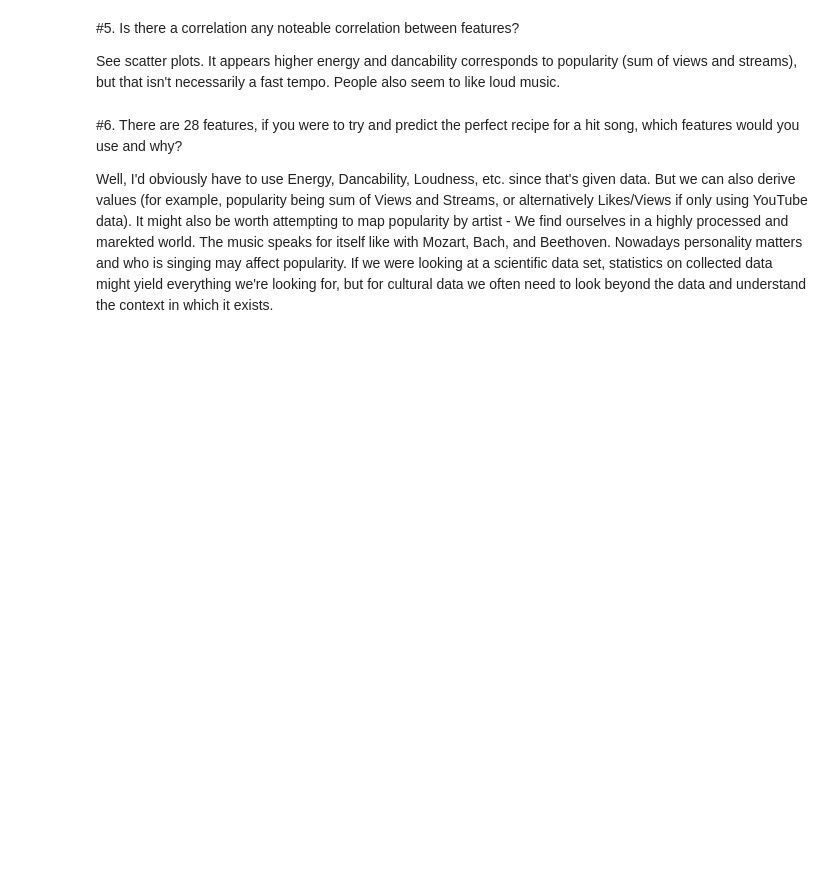
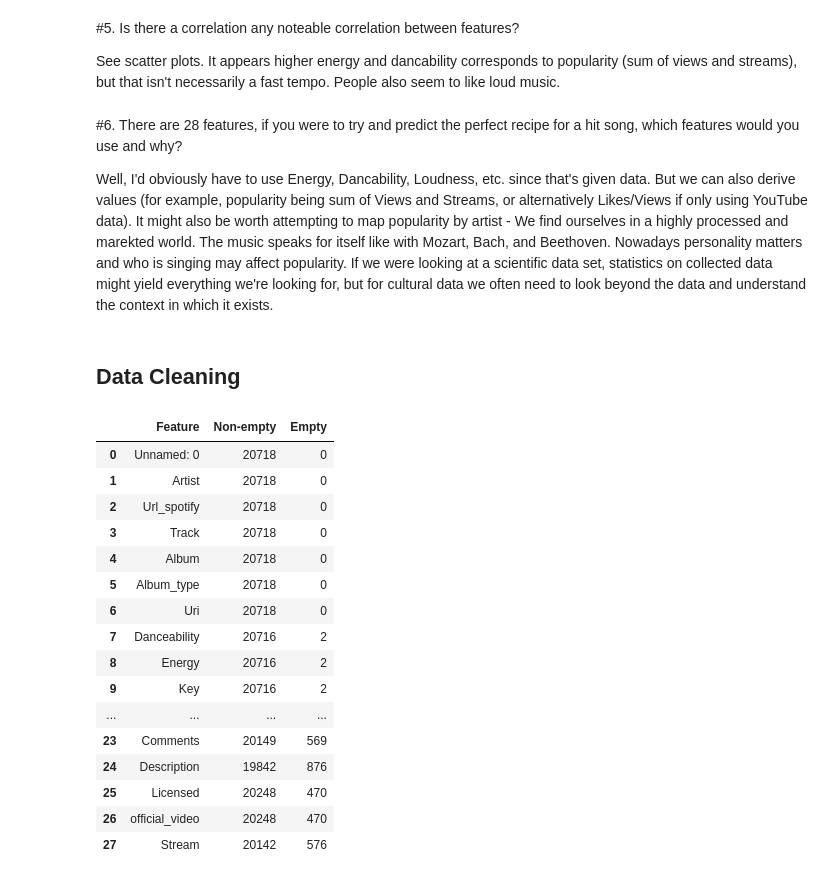
Before and after one commit to BartStolarek/RFF-Hackathon1-EDA, a Jupyter notebook: eda.ipynb, the cells around one changed output. Drawn from its saved outputs; the diff is of its cells as text; code cells hidden in the pictures; blank space fills up the shorter version.

Commit message:
data cleaning section questions

```diff
--- a/eda.ipynb
+++ b/eda.ipynb
@@ -164,3 +164,38 @@ See scatter plots. It appears higher energy and dancability corresponds to popul
 #6. There are 28 features, if you were to try and predict the perfect recipe for a hit song, which features would you use and why?
 
 Well, I'd obviously have to use Energy, Dancability, Loudness, etc. since that's given data. But we can also derive values (for example, popularity being sum of Views and Streams, or alternatively Likes/Views if only using YouTube data). It might also be worth attempting to map popularity by artist - We find ourselves in a highly processed and marekted world. The music speaks for itself like with Mozart, Bach, and Beethoven. Nowadays personality matters and who is singing may affect popularity. If we were looking at a scientific data set, statistics on collected data might yield everything we're looking for, but for cultural data we often need to look beyond the data and understand the context in which it exists.
+# %% [markdown]
+## Data Cleaning
+# %%
+#1. How many missing values are there in each column?
+
+# drop Popularity from earlier ...
+df.drop('Popularity', axis=1, inplace=True)
+
+rows = df.shape[0]
+
+stats = []
+for feature in df.columns:
+    non_empty_count = df[feature].count()
+    empty_count = rows - non_empty_count
+    stats.append([feature, non_empty_count, empty_count])
+
+pd.DataFrame(stats, columns=['Feature', 'Non-empty', 'Empty'])
+# %% [output]
+|  | Feature | Non-empty | Empty |
+| 0 | Unnamed: 0 | 20718 | 0 |
+| 1 | Artist | 20718 | 0 |
+| 2 | Url_spotify | 20718 | 0 |
+| 3 | Track | 20718 | 0 |
+| 4 | Album | 20718 | 0 |
+| 5 | Album_type | 20718 | 0 |
+| 6 | Uri | 20718 | 0 |
+| 7 | Danceability | 20716 | 2 |
+| 8 | Energy | 20716 | 2 |
+| 9 | Key | 20716 | 2 |
+| ... | ... | ... | ... |
+| 23 | Comments | 20149 | 569 |
+| 24 | Description | 19842 | 876 |
+| 25 | Licensed | 20248 | 470 |
+| 26 | official_video | 20248 | 470 |
+| 27 | Stream | 20142 | 576 |
```
Also changed, not shown: parts of 4 cells of this notebook.
